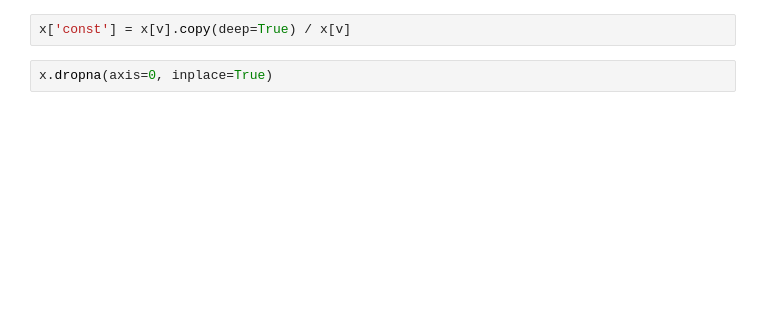
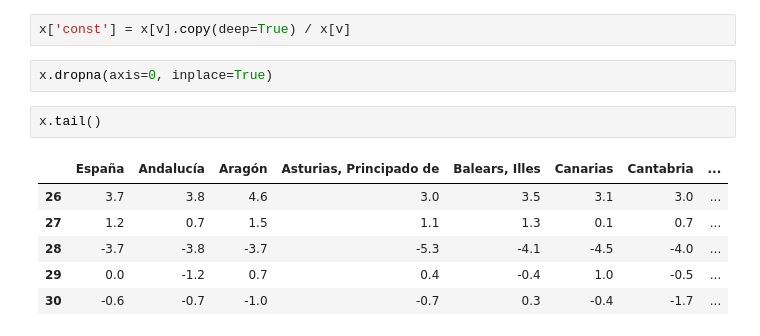
Before and after one commit to mmngreco/okun_ccaa, a Jupyter notebook: code/Okun_Regresion.ipynb, the cells around one changed output. Saved outputs shown, nothing was run; the diff lists cells and outputs as text; blank space fills up the shorter version.

```diff
--- a/code/Okun_Regresion.ipynb
+++ b/code/Okun_Regresion.ipynb
@@ -192,6 +304,15 @@ plt.tight_layout()
 x['const'] = x[v].copy(deep=True) / x[v]
 # %%
 x.dropna(axis=0, inplace=True)
+# %%
+x.tail()
+# %% [output]
+|  | España | Andalucía | Aragón | Asturias, Principado de | Balears, Illes | Canarias | Cantabria | ... |
+| 26 | 3.7 | 3.8 | 4.6 | 3.0 | 3.5 | 3.1 | 3.0 | ... |
+| 27 | 1.2 | 0.7 | 1.5 | 1.1 | 1.3 | 0.1 | 0.7 | ... |
+| 28 | -3.7 | -3.8 | -3.7 | -5.3 | -4.1 | -4.5 | -4.0 | ... |
+| 29 | 0.0 | -1.2 | 0.7 | 0.4 | -0.4 | 1.0 | -0.5 | ... |
+| 30 | -0.6 | -0.7 | -1.0 | -0.7 | 0.3 | -0.4 | -1.7 | ... |
 # %%
 # Fit and summarize OLS model
 
```
Also changed, not shown: parts of 27 cells of this notebook.
